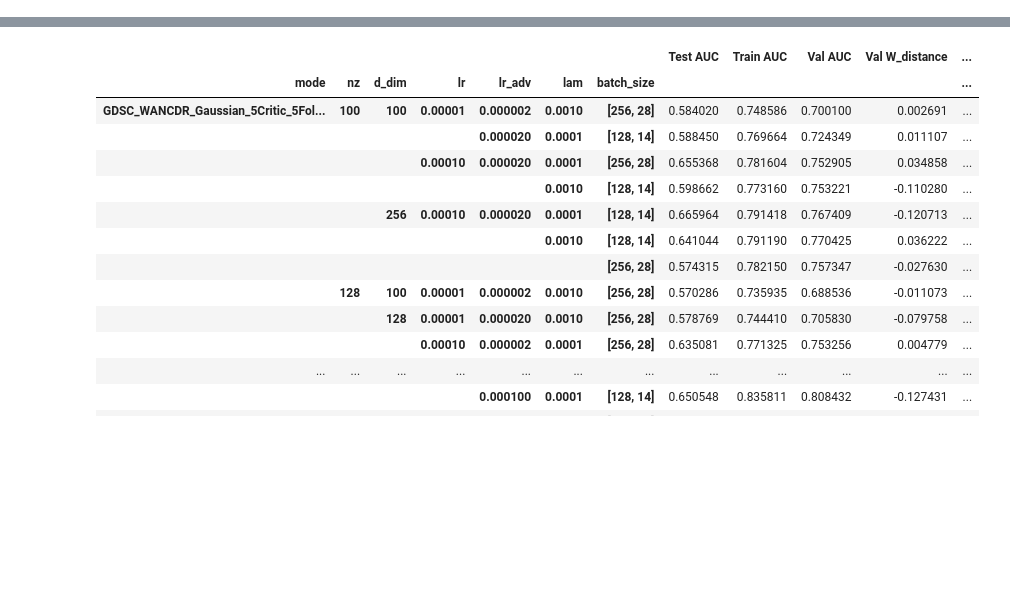
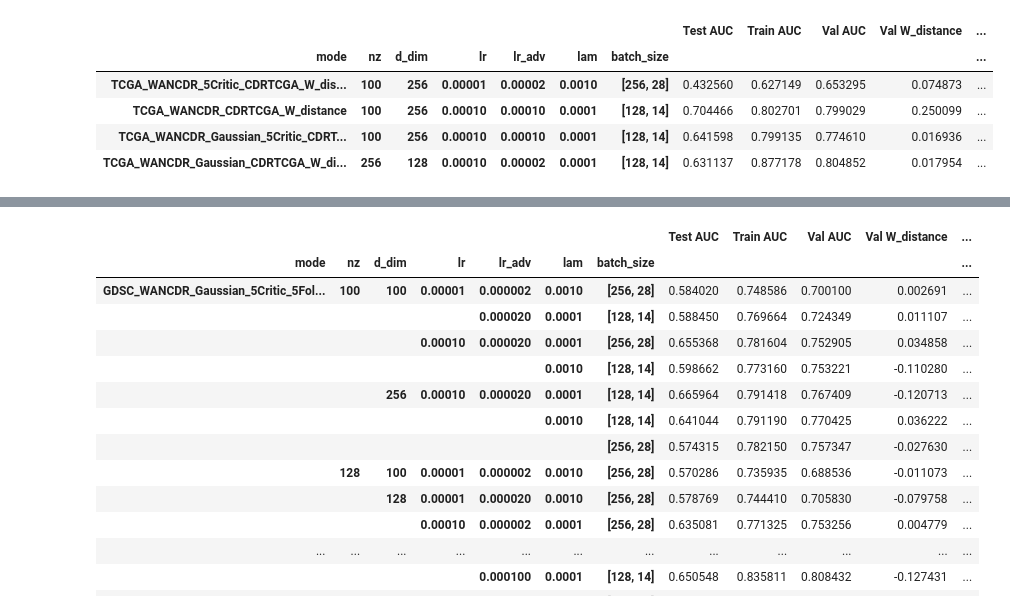
Before and after one commit to gkswns3708/W-PANCDR, a Jupyter notebook: src/summary.ipynb, the cells around one changed output, grey strips where cells are left out. Cells and saved outputs as stored; diff of their text form; code cells hidden in the pictures; blank space fills up the shorter version.

```diff
--- a/src/summary.ipynb
+++ b/src/summary.ipynb
@@ -1 +1,30 @@
+# %%
+import os
+import sys
+import numpy as np
+import pandas as pd
+
+total_df = pd.DataFrame()
+
+for test_dataset in ['TCGA']:
+    for model in ['WANCDR', 'WANCDR_5Critic', 'WANCDR_Gaussian', 'WANCDR_Gaussian_5Critic']:
+        for strategy in ['CDRTCGA']:
+            for metric in ['W_distance']:
+                path = f'./logs/{test_dataset}/{model}/{strategy}/{metric}/TCGA_results.csv'
+                if os.path.exists(path):
+                    df = pd.read_csv(path)
+                    df['mode'] = f'{test_dataset}_{model}_{strategy}_{metric}'
+                    total_df = pd.concat([total_df, df], ignore_index=True)
+
+grouped = total_df.groupby([ 'mode', 'nz', 'd_dim', 'lr', 'lr_adv','lam', 'batch_size'])[
+    ['Test AUC', 'Train AUC', 'Val AUC','Val W_distance', 'Test W_distance']
+].mean()
+grouped
+# %% [output]
+|  |  |  |  |  |  |  | Test AUC | Train AUC | Val AUC | Val W_distance | ... |
+| mode | nz | d_dim | lr | lr_adv | lam | batch_size |  |  |  |  | ... |
+| TCGA_WANCDR_5Critic_CDRTCGA_W_dis... | 100 | 256 | 0.00001 | 0.00002 | 0.0010 | [256, 28] | 0.432560 | 0.627149 | 0.653295 | 0.074873 | ... |
+| TCGA_WANCDR_CDRTCGA_W_distance | 100 | 256 | 0.00010 | 0.00010 | 0.0001 | [128, 14] | 0.704466 | 0.802701 | 0.799029 | 0.250099 | ... |
+| TCGA_WANCDR_Gaussian_5Critic_CDRT... | 100 | 256 | 0.00010 | 0.00010 | 0.0001 | [128, 14] | 0.641598 | 0.799135 | 0.774610 | 0.016936 | ... |
+| TCGA_WANCDR_Gaussian_CDRTCGA_W_di... | 256 | 128 | 0.00010 | 0.00002 | 0.0001 | [128, 14] | 0.631137 | 0.877178 | 0.804852 | 0.017954 | ... |
 # %%
```
Also changed, not shown: parts of 2 cells of this notebook, 2 other files.
